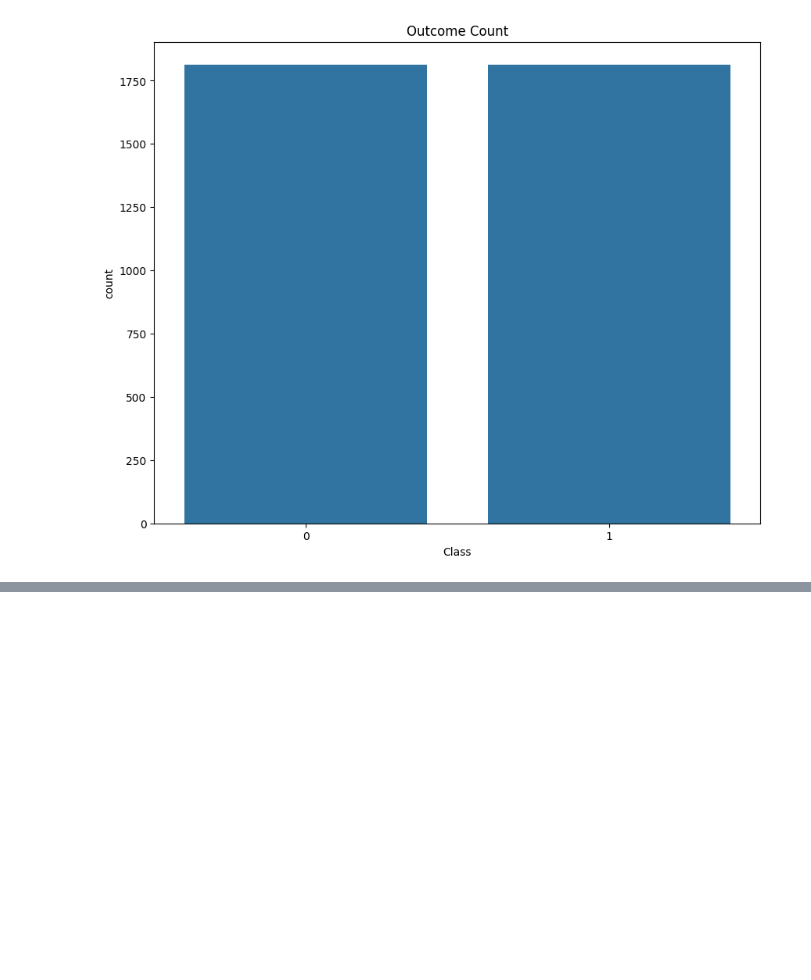
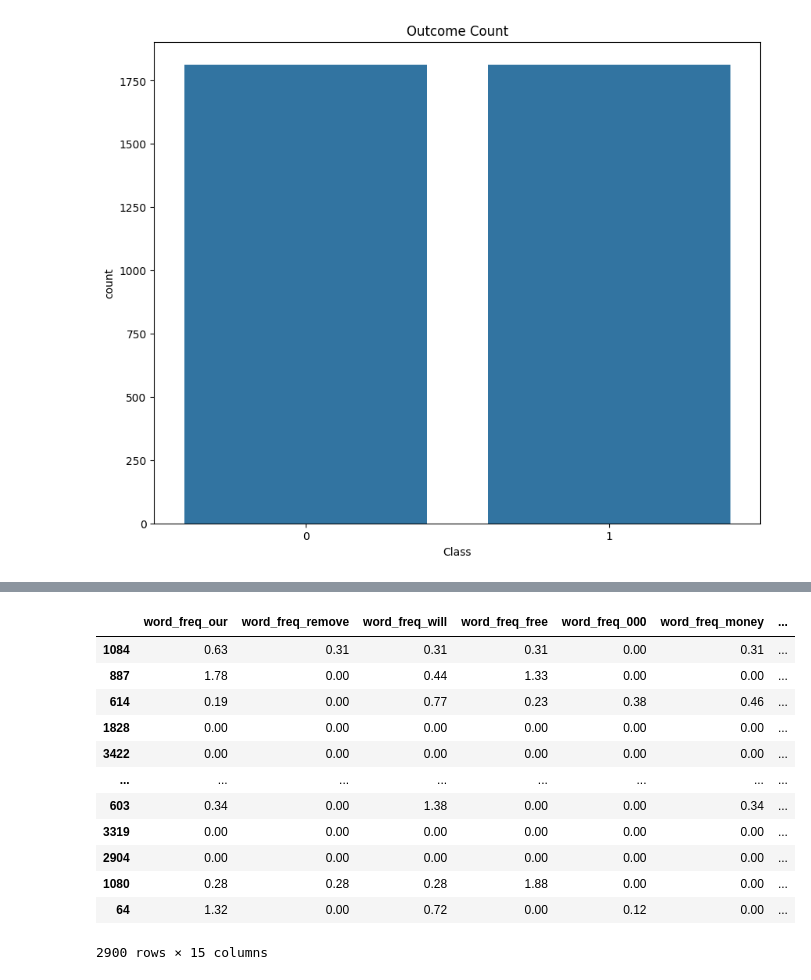
Before and after one commit to Myself2903/Spam-classification-problem, a Jupyter notebook: main.ipynb, the cells around one changed output, grey strips where cells are left out. Saved outputs shown, nothing was run; the diff lists cells and outputs as text; code cells hidden in the pictures; blank space fills up the shorter version.

Commit message:
feature selection con filter y wrapper

```diff
--- a/main.ipynb
+++ b/main.ipynb
@@ -115,0 +116,7 @@ plt.show()
+# %%
+from sklearn.model_selection import train_test_split
+
+X_data = resampled_data.drop(['Class'], axis=1)
+y_target = resampled_data['Class']
+
+X_train, X_test, y_train, y_test = train_test_split(X_data, y_target, test_size=0.20)
@@ -115,0 +152,16 @@ plt.show()
+# %%
+from mlxtend.feature_selection import SequentialFeatureSelector as SFS
+from sklearn.ensemble import RandomForestClassifier
+
+sfs = SFS(RandomForestClassifier(n_estimators=100, n_jobs = -1), k_features = 15,
+          forward= True,
+          floating = False,
+          verbose= 0,
+          scoring= 'accuracy',
+          cv = 4,
+          n_jobs= -1
+         ).fit(X_train, y_train)
+# %%
+feature_names = sfs.k_feature_names_
+print(sfs.k_score_)
+sfs.k_feature_names_
@@ -115,0 +185,16 @@ plt.show()
+# %%
+X_train[list(feature_names)]
+# %% [output]
+|  | word_freq_our | word_freq_remove | word_freq_will | word_freq_free | word_freq_000 | word_freq_money | ... |
+| 1084 | 0.63 | 0.31 | 0.31 | 0.31 | 0.00 | 0.31 | ... |
+| 887 | 1.78 | 0.00 | 0.44 | 1.33 | 0.00 | 0.00 | ... |
+| 614 | 0.19 | 0.00 | 0.77 | 0.23 | 0.38 | 0.46 | ... |
+| 1828 | 0.00 | 0.00 | 0.00 | 0.00 | 0.00 | 0.00 | ... |
+| 3422 | 0.00 | 0.00 | 0.00 | 0.00 | 0.00 | 0.00 | ... |
+| ... | ... | ... | ... | ... | ... | ... | ... |
+| 603 | 0.34 | 0.00 | 1.38 | 0.00 | 0.00 | 0.34 | ... |
+| 3319 | 0.00 | 0.00 | 0.00 | 0.00 | 0.00 | 0.00 | ... |
+| 2904 | 0.00 | 0.00 | 0.00 | 0.00 | 0.00 | 0.00 | ... |
+| 1080 | 0.28 | 0.28 | 0.28 | 1.88 | 0.00 | 0.00 | ... |
+| 64 | 1.32 | 0.00 | 0.72 | 0.00 | 0.12 | 0.00 | ... |
+2900 rows × 15 columns
```
Also changed, not shown: parts of 9 cells of this notebook.
